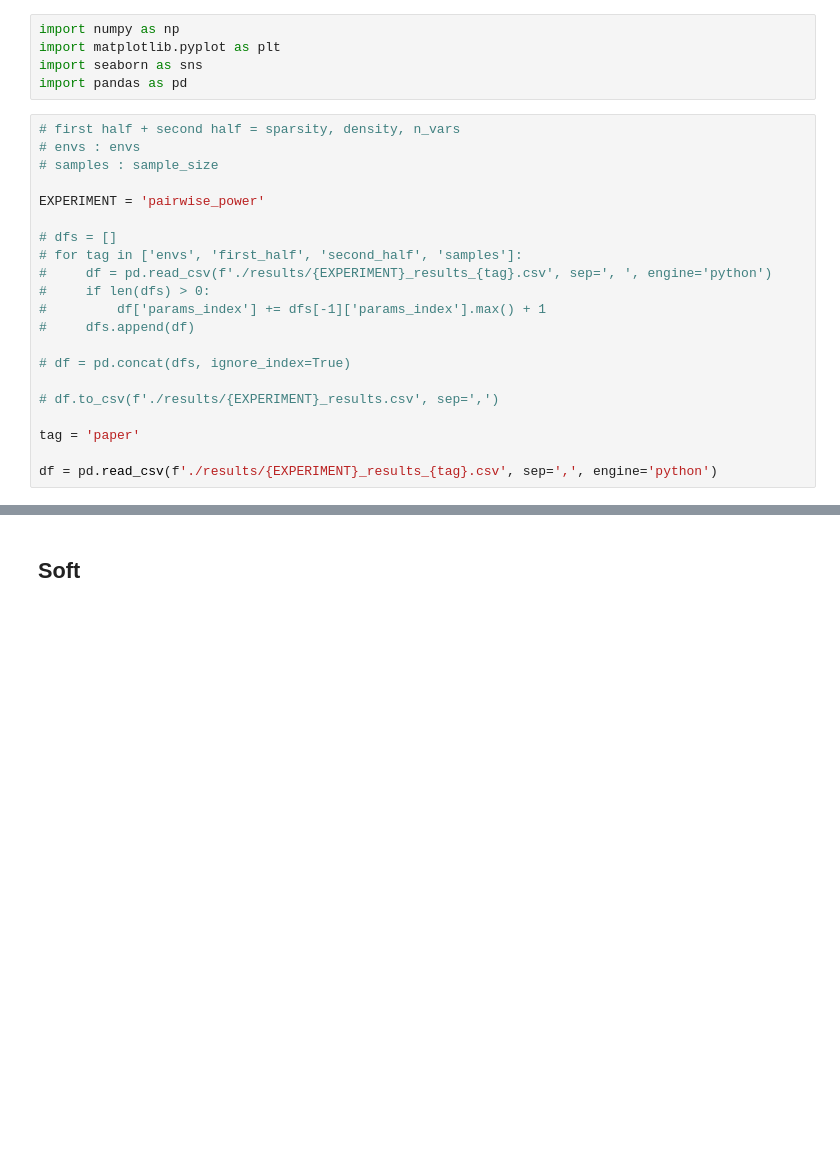
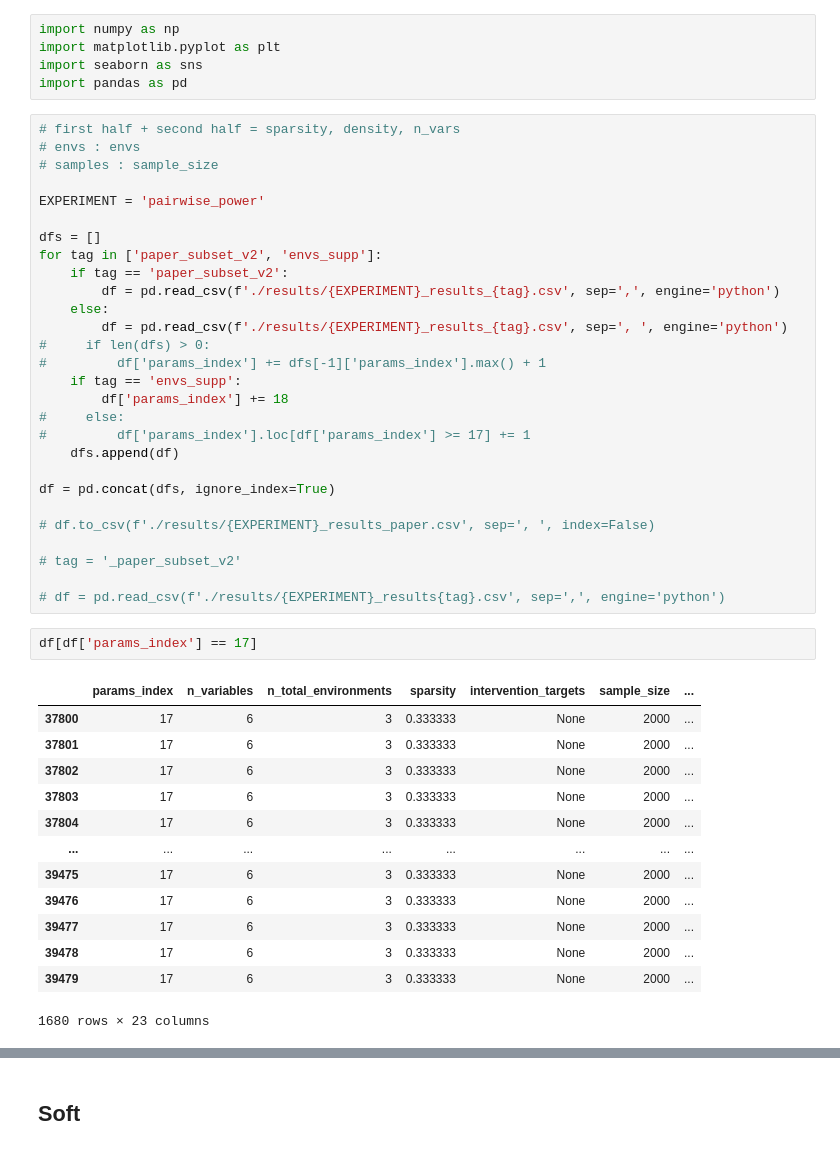
Before and after one commit to rflperry/sparse_shift, a Jupyter notebook: experiments/main_simulations/plot_empirical_power.ipynb, the cells around one changed output, grey strips where cells are left out. Drawn from its saved outputs; the diff is of its cells as text; blank space fills up the shorter version.

```diff
--- a/experiments/main_simulations/plot_empirical_power.ipynb
+++ b/experiments/main_simulations/plot_empirical_power.ipynb
@@ -10,20 +10,43 @@ import pandas as pd
 
 EXPERIMENT = 'pairwise_power'
 
-# dfs = []
-# for tag in ['envs', 'first_half', 'second_half', 'samples']:
-#     df = pd.read_csv(f'./results/{EXPERIMENT}_results_{tag}.csv', sep=', ', engine='python')
+dfs = []
+for tag in ['paper_subset_v2', 'envs_supp']:
+    if tag == 'paper_subset_v2':
+        df = pd.read_csv(f'./results/{EXPERIMENT}_results_{tag}.csv', sep=',', engine='python')
+    else:
+        df = pd.read_csv(f'./results/{EXPERIMENT}_results_{tag}.csv', sep=', ', engine='python')
 #     if len(dfs) > 0:
 #         df['params_index'] += dfs[-1]['params_index'].max() + 1
-#     dfs.append(df)
+    if tag == 'envs_supp':
+        df['params_index'] += 18
+#     else:
+#         df['params_index'].loc[df['params_index'] >= 17] += 1
+    dfs.append(df)
 
-# df = pd.concat(dfs, ignore_index=True)
+df = pd.concat(dfs, ignore_index=True)
 
-# df.to_csv(f'./results/{EXPERIMENT}_results.csv', sep=',')
+# df.to_csv(f'./results/{EXPERIMENT}_results_paper.csv', sep=', ', index=False)
 
-tag = 'paper'
+# tag = '_paper_subset_v2'
 
-df = pd.read_csv(f'./results/{EXPERIMENT}_results_{tag}.csv', sep=',', engine='python')
+# df = pd.read_csv(f'./results/{EXPERIMENT}_results{tag}.csv', sep=',', engine='python')
+# %%
+df[df['params_index'] == 17]
+# %% [output]
+|  | params_index | n_variables | n_total_environments | sparsity | intervention_targets | sample_size | ... |
+| 37800 | 17 | 6 | 3 | 0.333333 | None | 2000 | ... |
+| 37801 | 17 | 6 | 3 | 0.333333 | None | 2000 | ... |
+| 37802 | 17 | 6 | 3 | 0.333333 | None | 2000 | ... |
+| 37803 | 17 | 6 | 3 | 0.333333 | None | 2000 | ... |
+| 37804 | 17 | 6 | 3 | 0.333333 | None | 2000 | ... |
+| ... | ... | ... | ... | ... | ... | ... | ... |
+| 39475 | 17 | 6 | 3 | 0.333333 | None | 2000 | ... |
+| 39476 | 17 | 6 | 3 | 0.333333 | None | 2000 | ... |
+| 39477 | 17 | 6 | 3 | 0.333333 | None | 2000 | ... |
+| 39478 | 17 | 6 | 3 | 0.333333 | None | 2000 | ... |
+| 39479 | 17 | 6 | 3 | 0.333333 | None | 2000 | ... |
+1680 rows × 23 columns
 # %%
 print('NA precisions: ', np.sum(1-df['Precision'].notna()))
 df = df.loc[df['Precision'].notna(), :]
```
Also changed, not shown: parts of 3 cells of this notebook, 13 other files.
